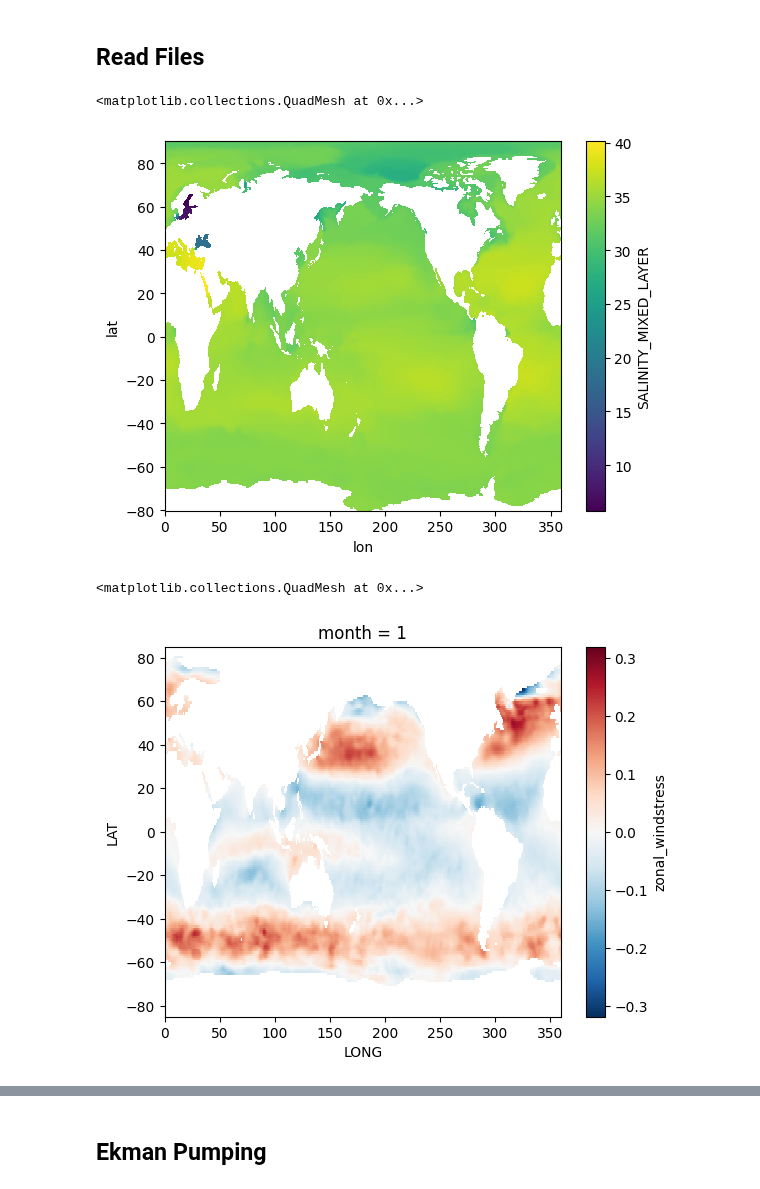
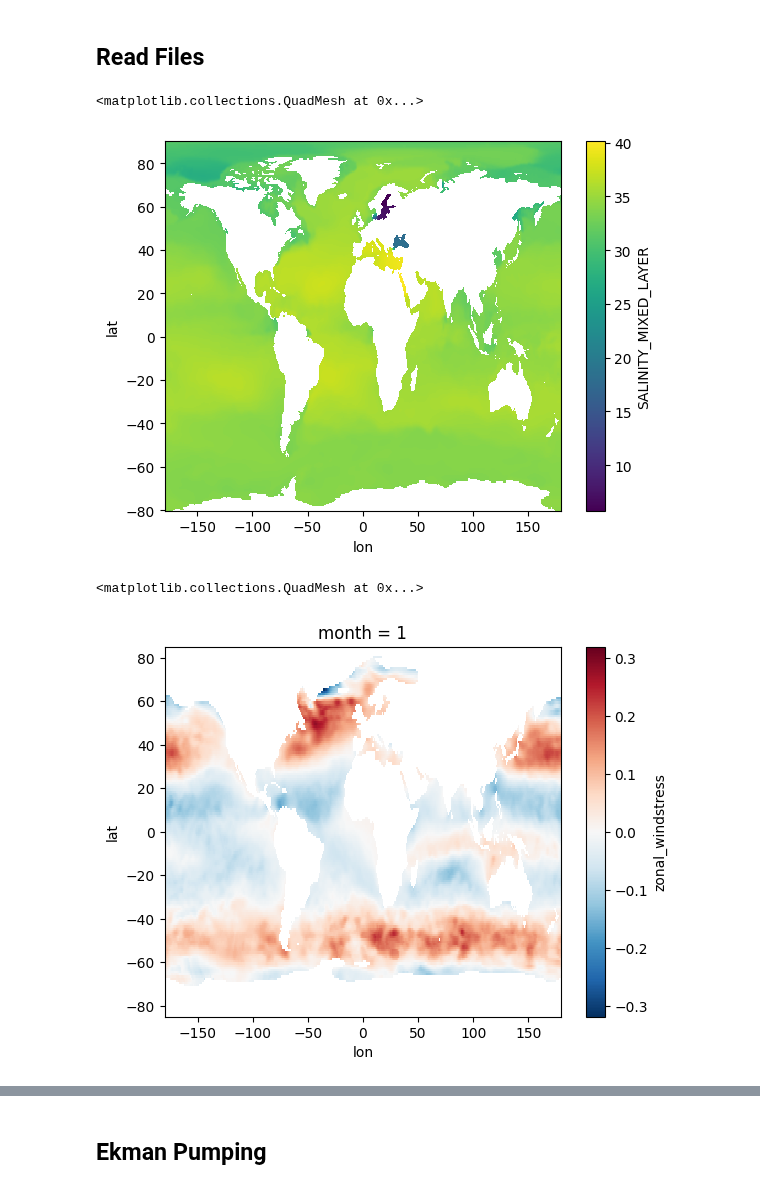
Before and after one commit to JRethemeier/Thermohaline-Circulation, a Jupyter notebook: Assignment7/Assignment7.ipynb, the cells around one changed output, grey strips where cells are left out. Saved outputs shown, nothing was run; the diff lists cells and outputs as text; code cells hidden in the pictures.

```diff
--- a/Assignment7/Assignment7.ipynb
+++ b/Assignment7/Assignment7.ipynb
@@ -21,21 +37,22 @@ import gsw
 # %%
 mimoc_files = glob("./MIMOC_ML_v2.2_PT_S/*")
 mimoc = xr.open_mfdataset(mimoc_files, combine="nested", concat_dim="month", compat="no_conflicts", data_vars="different")
 mimoc = mimoc.assign_coords(
     dict(
         lat=mimoc.LATITUDE,
         lon=mimoc.LONGITUDE,
     )
 ).swap_dims(
     dict(
         LAT="lat",
         LONG="lon",
     )
 ).drop_vars(("LATITUDE", "LONGITUDE")).sortby(["lon", "lat"])
+mimoc = deg360to180(mimoc, "lon")
 mimoc.SALINITY_MIXED_LAYER.isel(month=0).plot()
 # %% [output]
 <matplotlib.collections.QuadMesh at 0x...>
-[figure, old version]
+[figure, new version]
 # %%
 lats = loadmat("./atae.mat").get("lat").T[0]
 lons = loadmat("./atae.mat").get("lon").T[0]
@@ -46,15 +63,16 @@ windstress = xr.Dataset(
         meridional_windstress=(["LAT","LONG","month"], loadmat("./atae.mat").get("atae")),
         ),
     coords=dict(
-        LAT=("LAT", lats),
-        LONG=("LONG", lons),
+        lat=("LAT", lats),
+        lon=("LONG", lons),
         month=("month", months),
     ),
-).sortby("LONG")
+).swap_dims(dict(LAT="lat", LONG="lon")).sortby("lon")
+windstress = deg360to180(windstress, "lon")
 windstress.zonal_windstress.isel(month=0).plot()
 # %% [output]
 <matplotlib.collections.QuadMesh at 0x...>
-[figure, old version]
+[figure, new version]
 # %%
 lats = loadmat("./Drifter_climatology.mat").get("lat").T[0]
 lons = loadmat("./Drifter_climatology.mat").get("lon").T[0]
```
Also changed, not shown: parts of 8 cells of this notebook.
